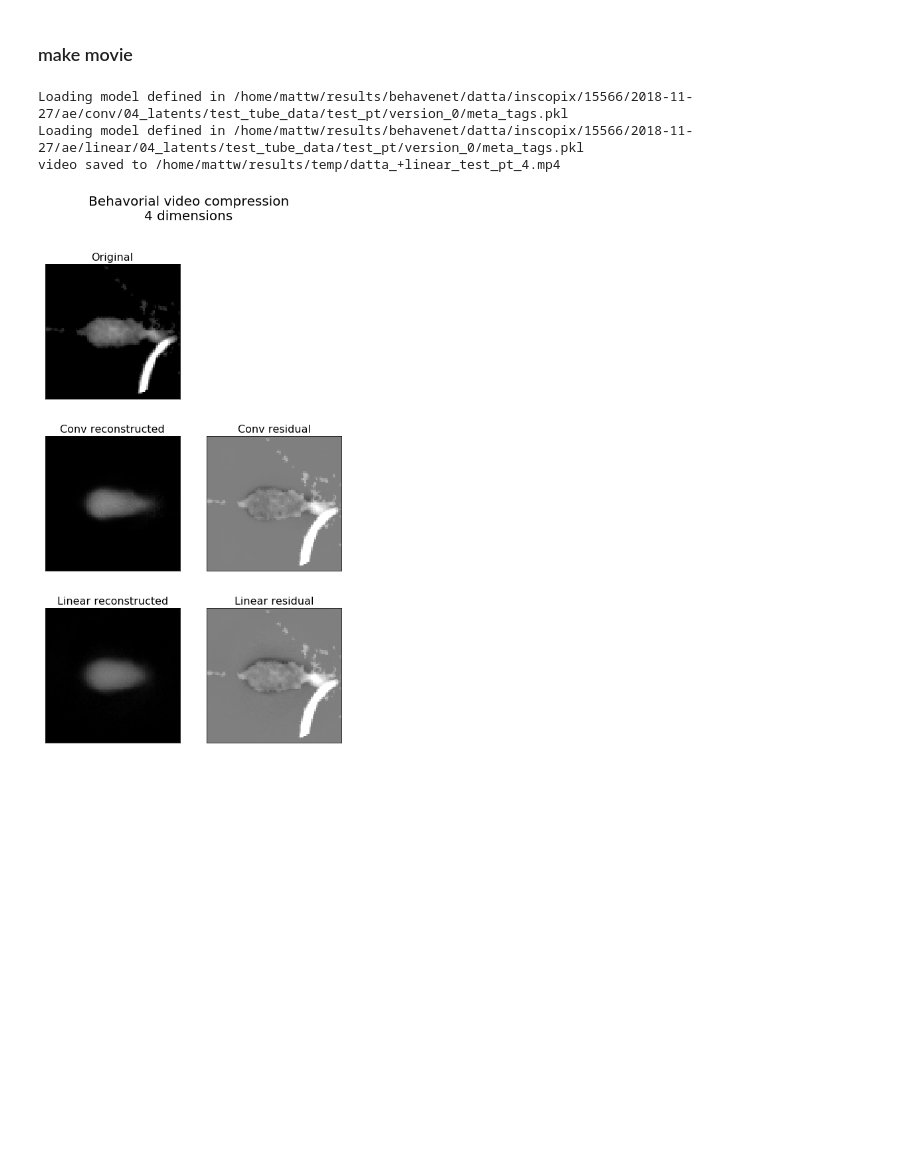
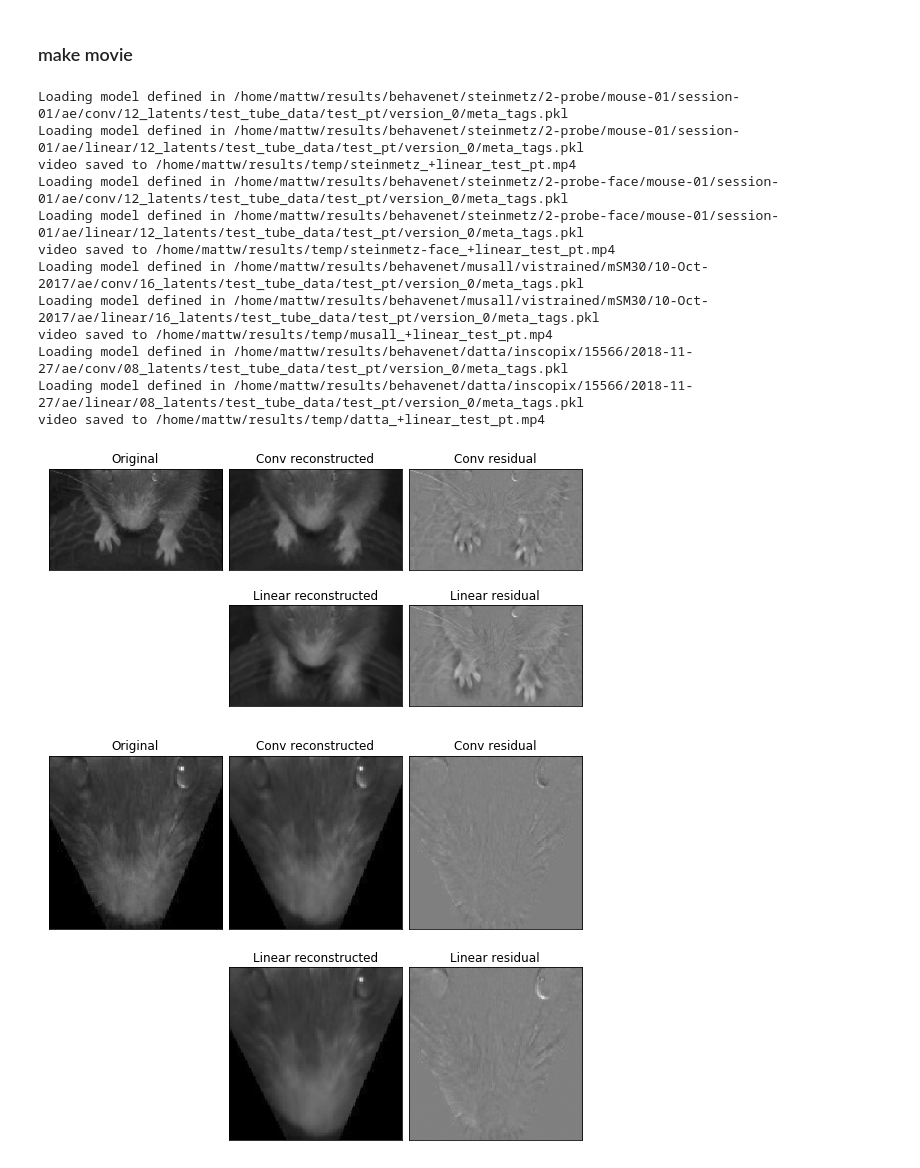
Before and after one commit to themattinthehatt/behavenet, a Jupyter notebook: analyses/ae/conv_linear_reconstructions.ipynb, the cells around one changed output. Drawn from its saved outputs; the diff is of its cells as text; code cells hidden in the pictures; blank space fills up the shorter version.

```diff
--- a/analyses/ae/conv_linear_reconstructions.ipynb
+++ b/analyses/ae/conv_linear_reconstructions.ipynb
@@ -161,31 +155,47 @@ with open(file, 'rb') as f:
 # %%
 from analyses.ae.movies import reconstruction
 from fitting.utils import get_lab_example
+from data.data_generator import ConcatSessionsGenerator
 include_linear = True
 version = 'best'
 hparams = {
     'data_dir': '/home/mattw/data',  # might be a different path than what is saved in hparams
     'tt_save_path': '/home/mattw/results/behavenet',
     'experiment_name': 'test_pt',
     'model_class': 'ae',
     'model_type': 'conv',
     'lib': 'pt'}
-lab = 'datta'
-get_lab_example(hparams, lab)
-hparams['n_ae_latents'] = 4
 
-save_file = str('/home/mattw/results/temp/%s' % lab)
-if include_linear:
-    save_file += '_+linear'
-# save_file += '_version_{}'.format(version)
-save_file += '_%s' % hparams['experiment_name']
-save_file += '_4'
+labs = ['steinmetz', 'steinmetz-face', 'musall', 'datta']
 
-reconstruction(
-    hparams, trial=18, version=version, save_file=save_file,
-    include_linear=include_linear)
+for lab in labs:
+    get_lab_example(hparams, lab)
+    data_generator = ConcatSessionsGenerator(
+        hparams['data_dir'], hparams,
+        signals=['images'], transforms=[None], load_kwargs=[None],
+        device='cpu', as_numpy=False, batch_load=True, rng_seed=0)
+    trial = data_generator.batch_indxs[0]['test'][4]
+
+    save_file = str('/home/mattw/results/temp/%s' % lab)
+    if include_linear:
+        save_file += '_+linear'
+    save_file += '_%s' % hparams['experiment_name']
+
+    reconstruction(
+        hparams, version=version, save_file=save_file, include_linear=include_linear,
+        trial=trial)
 # %% [output]
-Loading model defined in /home/mattw/results/behavenet/datta/inscopix/15566/2018-11-27/ae/conv/04_latents/test_tube_data/test_pt/version_0/meta_tags.pkl
-Loading model defined in /home/mattw/results/behavenet/datta/inscopix/15566/2018-11-27/ae/linear/04_latents/test_tube_data/test_pt/version_0/meta_tags.pkl
-video saved to /home/mattw/results/temp/datta_+linear_test_pt_4.mp4
+Loading model defined in /home/mattw/results/behavenet/steinmetz/2-probe/mouse-01/session-01/ae/conv/12_latents/test_tube_data/test_pt/version_0/meta_tags.pkl
+Loading model defined in /home/mattw/results/behavenet/steinmetz/2-probe/mouse-01/session-01/ae/linear/12_latents/test_tube_data/test_pt/version_0/meta_tags.pkl
+video saved to /home/mattw/results/temp/steinmetz_+linear_test_pt.mp4
+Loading model defined in /home/mattw/results/behavenet/steinmetz/2-probe-face/mouse-01/session-01/ae/conv/12_latents/test_tube_data/test_pt/version_0/meta_tags.pkl
+Loading model defined in /home/mattw/results/behavenet/steinmetz/2-probe-face/mouse-01/session-01/ae/linear/12_latents/test_tube_data/test_pt/version_0/meta_tags.pkl
+video saved to /home/mattw/results/temp/steinmetz-face_+linear_test_pt.mp4
+Loading model defined in /home/mattw/results/behavenet/musall/vistrained/mSM30/10-Oct-2017/ae/conv/16_latents/test_tube_data/test_pt/version_0/meta_tags.pkl
+Loading model defined in /home/mattw/results/behavenet/musall/vistrained/mSM30/10-Oct-2017/ae/linear/16_latents/test_tube_data/test_pt/version_0/meta_tags.pkl
+video saved to /home/mattw/results/temp/musall_+linear_test_pt.mp4
+Loading model defined in /home/mattw/results/behavenet/datta/inscopix/15566/2018-11-27/ae/conv/08_latents/test_tube_data/test_pt/version_0/meta_tags.pkl
+Loading model defined in /home/mattw/results/behavenet/datta/inscopix/15566/2018-11-27/ae/linear/08_latents/test_tube_data/test_pt/version_0/meta_tags.pkl
+video saved to /home/mattw/results/temp/datta_+linear_test_pt.mp4
-[figure, old version]
+[figure, new version]
+[figure, added]
```
Also changed, not shown: parts of 11 cells of this notebook, 6 other files.
